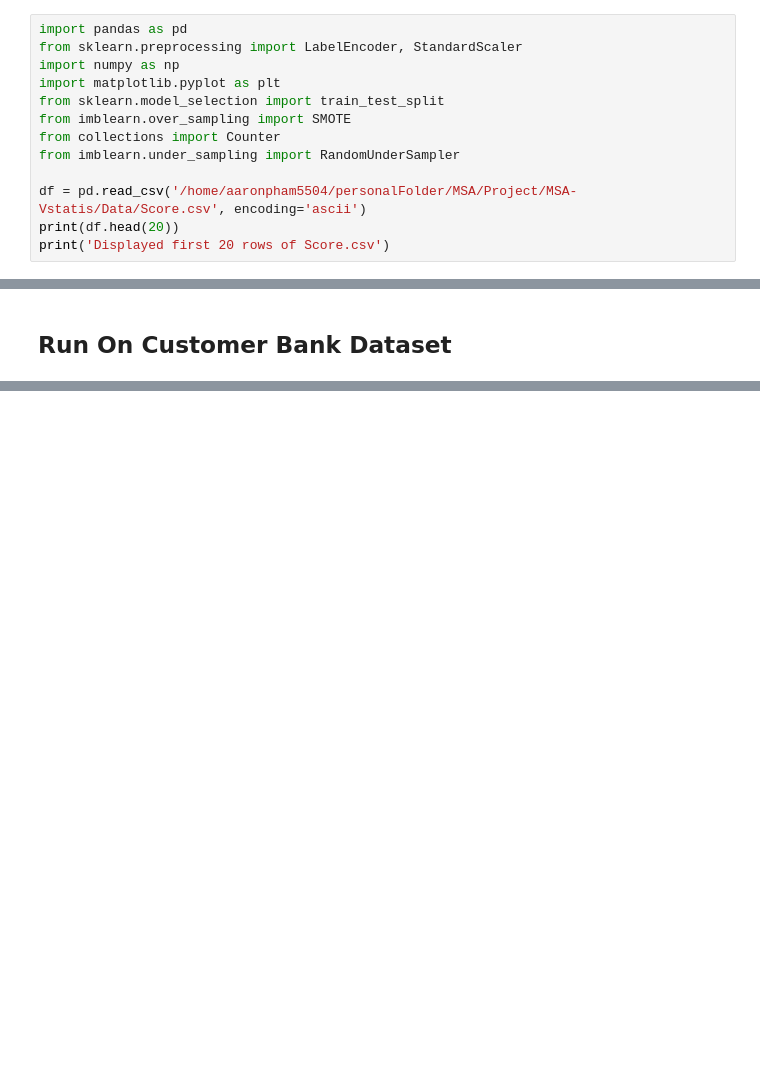
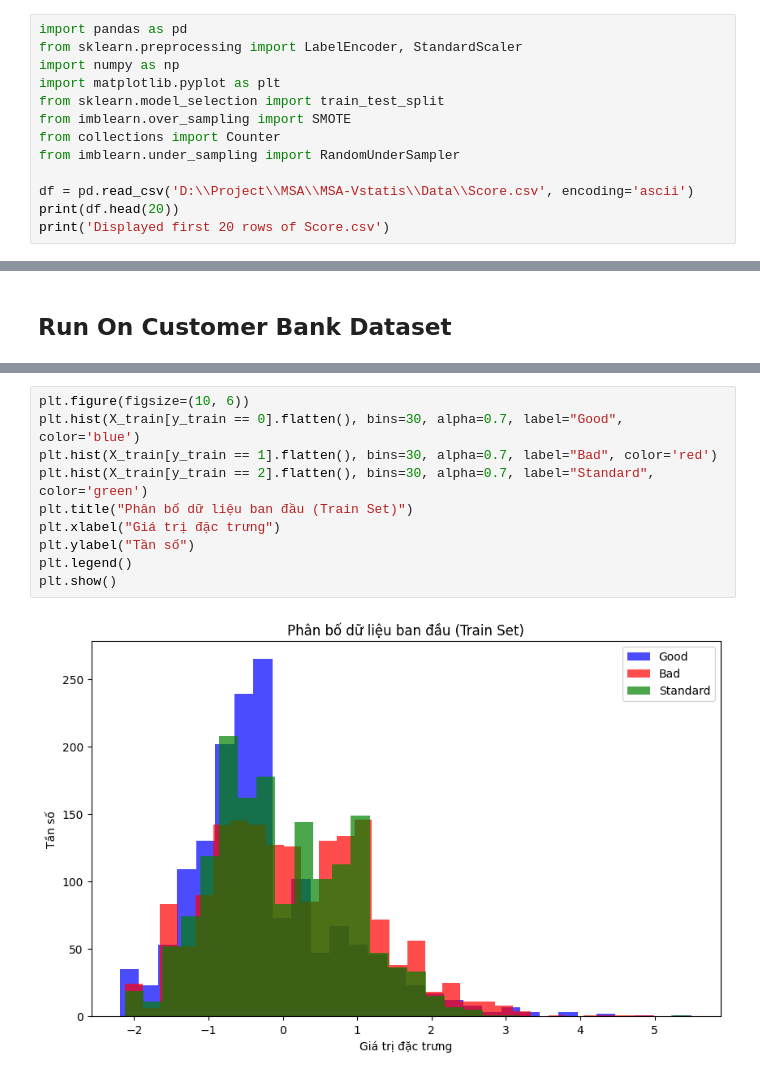
Before and after one commit to AvieTechy/MSA-Vstatis, a Jupyter notebook: Sources/Multi-class_LDA.ipynb, the cells around one changed output, grey strips where cells are left out. Saved outputs shown, nothing was run; the diff lists cells and outputs as text; blank space fills up the shorter version.

```diff
--- a/Sources/Multi-class_LDA.ipynb
+++ b/Sources/Multi-class_LDA.ipynb
@@ -10,7 +10,7 @@ from imblearn.over_sampling import SMOTE
 from collections import Counter
 from imblearn.under_sampling import RandomUnderSampler
 
-df = pd.read_csv('/home/aaronpham5504/personalFolder/MSA/Project/MSA-Vstatis/Data/Score.csv', encoding='ascii')
+df = pd.read_csv('D:\\Project\\MSA\\MSA-Vstatis\\Data\\Score.csv', encoding='ascii')
 print(df.head(20))
 print('Displayed first 20 rows of Score.csv')
 # %% [output]
@@ -470,0 +303,12 @@ Classes: [0 1 2]
+# %%
+plt.figure(figsize=(10, 6))
+plt.hist(X_train[y_train == 0].flatten(), bins=30, alpha=0.7, label="Good", color='blue')
+plt.hist(X_train[y_train == 1].flatten(), bins=30, alpha=0.7, label="Bad", color='red')
+plt.hist(X_train[y_train == 2].flatten(), bins=30, alpha=0.7, label="Standard", color='green')
+plt.title("Phân bố dữ liệu ban đầu (Train Set)")
+plt.xlabel("Giá trị đặc trưng")
+plt.ylabel("Tần số")
+plt.legend()
+plt.show()
+# %% [output]
+[figure, added]
```
Also changed, not shown: parts of 17 cells of this notebook, 1 other file.
